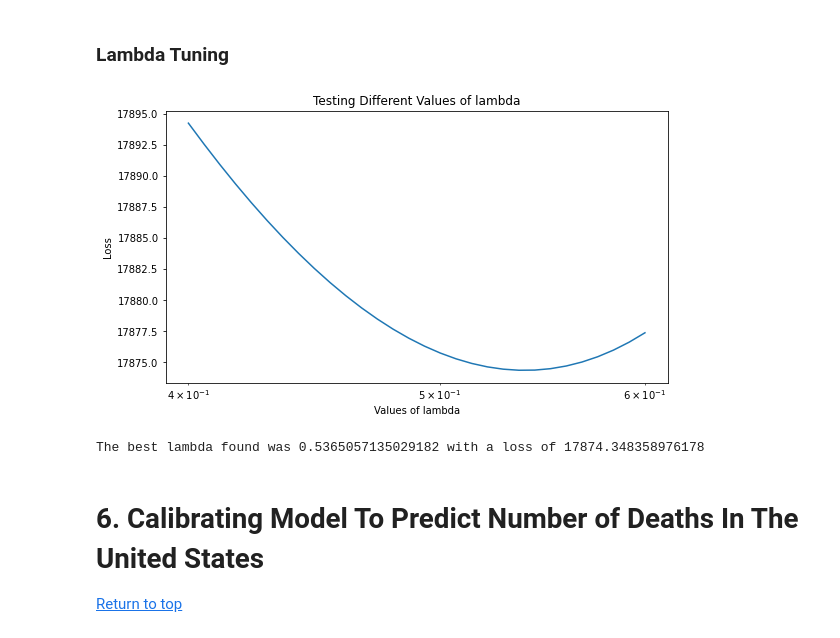
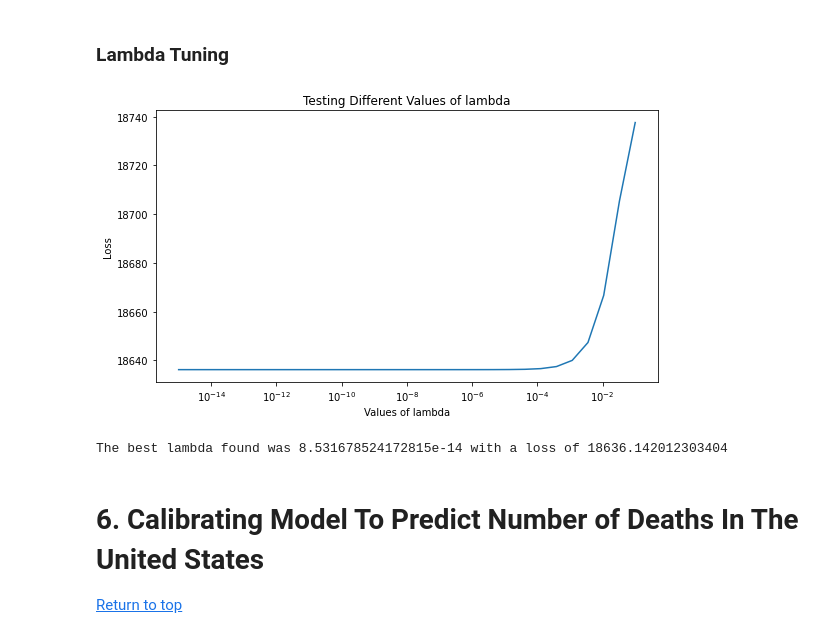
Before and after one commit to elleklinton/covid19, a Jupyter notebook: COVID-19.ipynb, the cells around one changed output. Saved outputs shown, nothing was run; the diff lists cells and outputs as text; code cells hidden in the pictures.

```diff
--- a/COVID-19.ipynb
+++ b/COVID-19.ipynb
@@ -487,20 +488,20 @@ The best windowSize found was 19 with a loss of 18438.571885497542
 # %% [markdown]
 ### Lambda Tuning <a class="anchor" id="5d"></a>
 # %%
-lmb_to_test = list(np.geomspace(.4, .6, 30))
+lmb_to_test = list(np.geomspace(1e-15, 1e-1, 30))
 lmb_losses = []
 for l in lmb_to_test:
     lmb_loss = scoreParameters(threshold=best_threshold_cases, windowSize=best_windowSize_cases, lmb=l)
     lmb_losses.append(lmb_loss)
 
 best_lmb_i = np.argmin(lmb_losses)
 best_lmb_cases = lmb_to_test[best_lmb_i]
 visualize(lmb_to_test, lmb_losses, "lambda", True)
 
 print(f"The best lambda found was {best_lmb_cases} with a loss of {lmb_losses[best_lmb_i]}")
 # %% [output]
-[figure, old version]
+[figure, new version]
-The best lambda found was 0.5365057135029182 with a loss of 17874.348358976178
+The best lambda found was 8.531678524172815e-14 with a loss of 18636.142012303404
 # %% [markdown]
 # 6. Calibrating Model To Predict Number of Deaths In The United States <a class="anchor" id="6"></a>
 [Return to top](#top)
```
Also changed, not shown: parts of 21 cells of this notebook.
